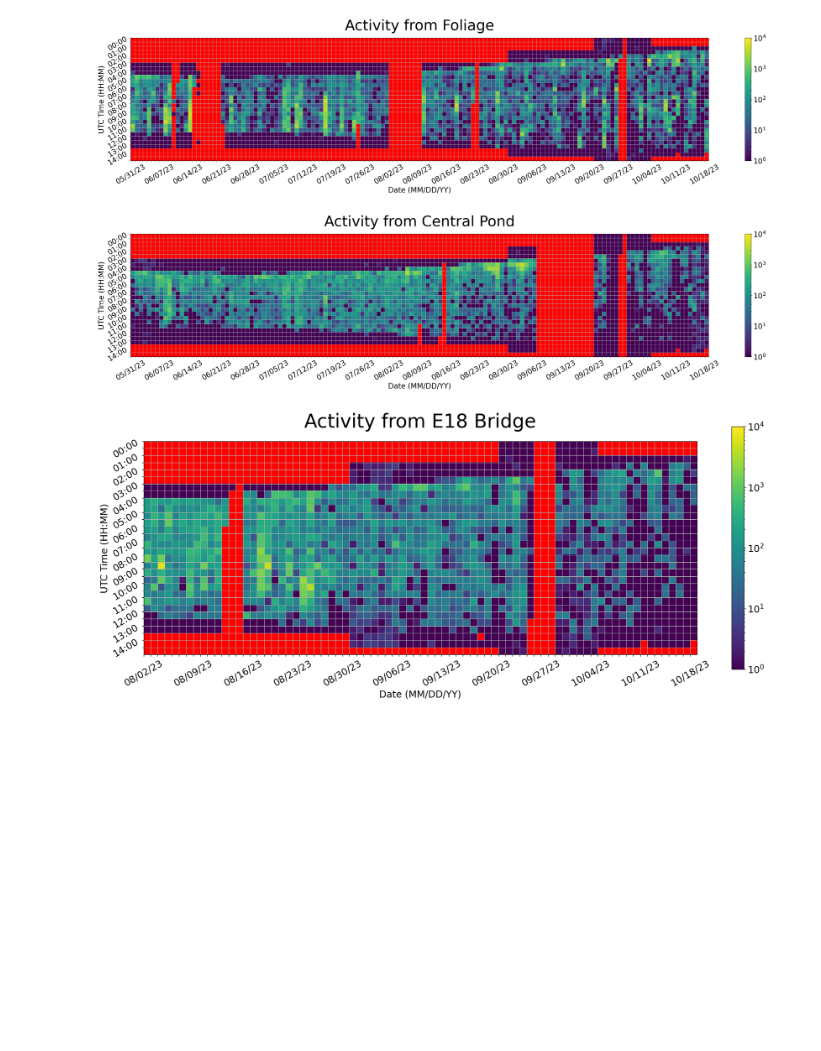
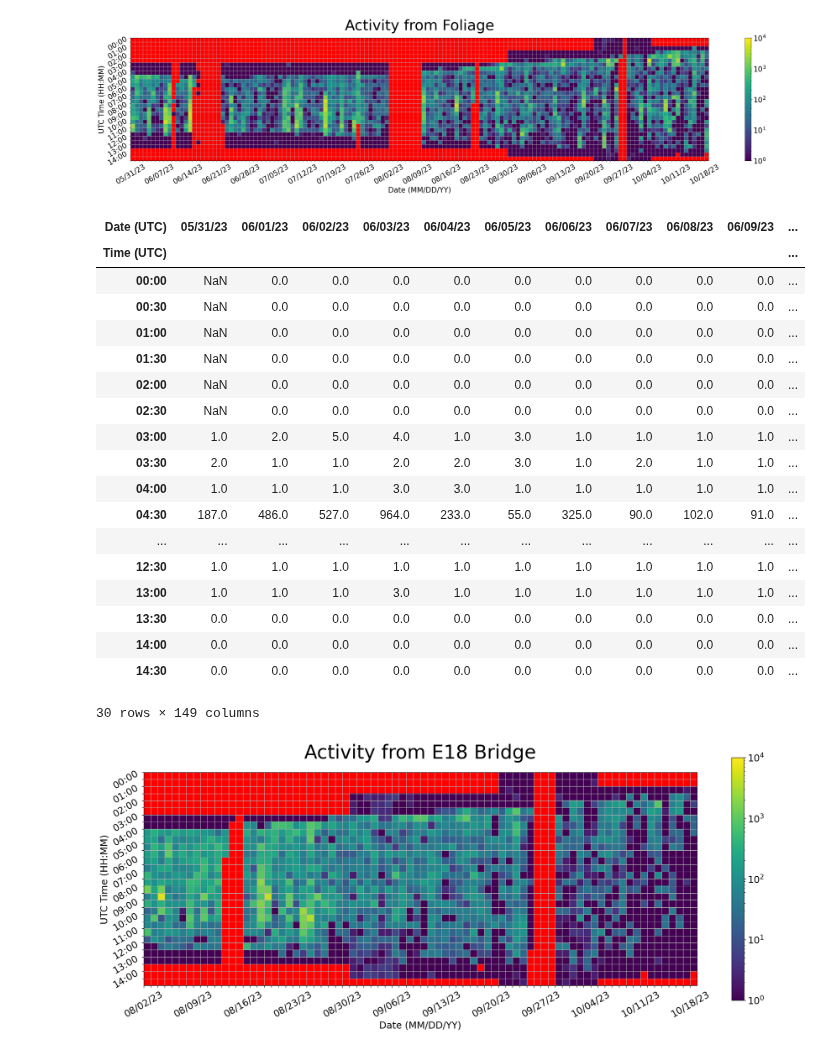
Before and after one commit to uw-echospace/bat-detector-msds, a Jupyter notebook: notebooks/test_batdetect2_pipeline.ipynb, the cells around one changed output. Cells and saved outputs as stored; diff of their text form; code cells hidden in the pictures; blank space fills up the shorter version.

```diff
--- a/notebooks/test_batdetect2_pipeline.ipynb
+++ b/notebooks/test_batdetect2_pipeline.ipynb
@@ -246,11 +246,29 @@ batdetect2_pipeline.plot_cumulative_activity(activity_df, cfg['site'], resample_
 # %%
 site = "Central Pond"
 cfg["site"] = site
 cfg["recording_start"] = '00:00'
 cfg["recording_end"] = '15:00'
 resample_tag = "30T"
 
 activity_df = batdetect2_pipeline.construct_cumulative_activity(cfg['site'], resample_tag, cfg)
-batdetect2_pipeline.plot_cumulative_activity(activity_df, cfg['site'], resample_tag)
+activity_df
 # %% [output]
-[figure, removed]
+| Date (UTC) | 05/31/23 | 06/01/23 | 06/02/23 | 06/03/23 | 06/04/23 | 06/05/23 | 06/06/23 | 06/07/23 | 06/08/23 | 06/09/23 | ... |
+| Time (UTC) |  |  |  |  |  |  |  |  |  |  | ... |
+| 00:00 | NaN | 0.0 | 0.0 | 0.0 | 0.0 | 0.0 | 0.0 | 0.0 | 0.0 | 0.0 | ... |
+| 00:30 | NaN | 0.0 | 0.0 | 0.0 | 0.0 | 0.0 | 0.0 | 0.0 | 0.0 | 0.0 | ... |
+| 01:00 | NaN | 0.0 | 0.0 | 0.0 | 0.0 | 0.0 | 0.0 | 0.0 | 0.0 | 0.0 | ... |
+| 01:30 | NaN | 0.0 | 0.0 | 0.0 | 0.0 | 0.0 | 0.0 | 0.0 | 0.0 | 0.0 | ... |
+| 02:00 | NaN | 0.0 | 0.0 | 0.0 | 0.0 | 0.0 | 0.0 | 0.0 | 0.0 | 0.0 | ... |
+| 02:30 | NaN | 0.0 | 0.0 | 0.0 | 0.0 | 0.0 | 0.0 | 0.0 | 0.0 | 0.0 | ... |
+| 03:00 | 1.0 | 2.0 | 5.0 | 4.0 | 1.0 | 3.0 | 1.0 | 1.0 | 1.0 | 1.0 | ... |
+| 03:30 | 2.0 | 1.0 | 1.0 | 2.0 | 2.0 | 3.0 | 1.0 | 2.0 | 1.0 | 1.0 | ... |
+| 04:00 | 1.0 | 1.0 | 1.0 | 3.0 | 3.0 | 1.0 | 1.0 | 1.0 | 1.0 | 1.0 | ... |
+| 04:30 | 187.0 | 486.0 | 527.0 | 964.0 | 233.0 | 55.0 | 325.0 | 90.0 | 102.0 | 91.0 | ... |
+| ... | ... | ... | ... | ... | ... | ... | ... | ... | ... | ... | ... |
+| 12:30 | 1.0 | 1.0 | 1.0 | 1.0 | 1.0 | 1.0 | 1.0 | 1.0 | 1.0 | 1.0 | ... |
+| 13:00 | 1.0 | 1.0 | 1.0 | 3.0 | 1.0 | 1.0 | 1.0 | 1.0 | 1.0 | 1.0 | ... |
+| 13:30 | 0.0 | 0.0 | 0.0 | 0.0 | 0.0 | 0.0 | 0.0 | 0.0 | 0.0 | 0.0 | ... |
+| 14:00 | 0.0 | 0.0 | 0.0 | 0.0 | 0.0 | 0.0 | 0.0 | 0.0 | 0.0 | 0.0 | ... |
+| 14:30 | 0.0 | 0.0 | 0.0 | 0.0 | 0.0 | 0.0 | 0.0 | 0.0 | 0.0 | 0.0 | ... |
+30 rows × 149 columns
```
Also changed, not shown: parts of 1 cell of this notebook, 7 other files.
